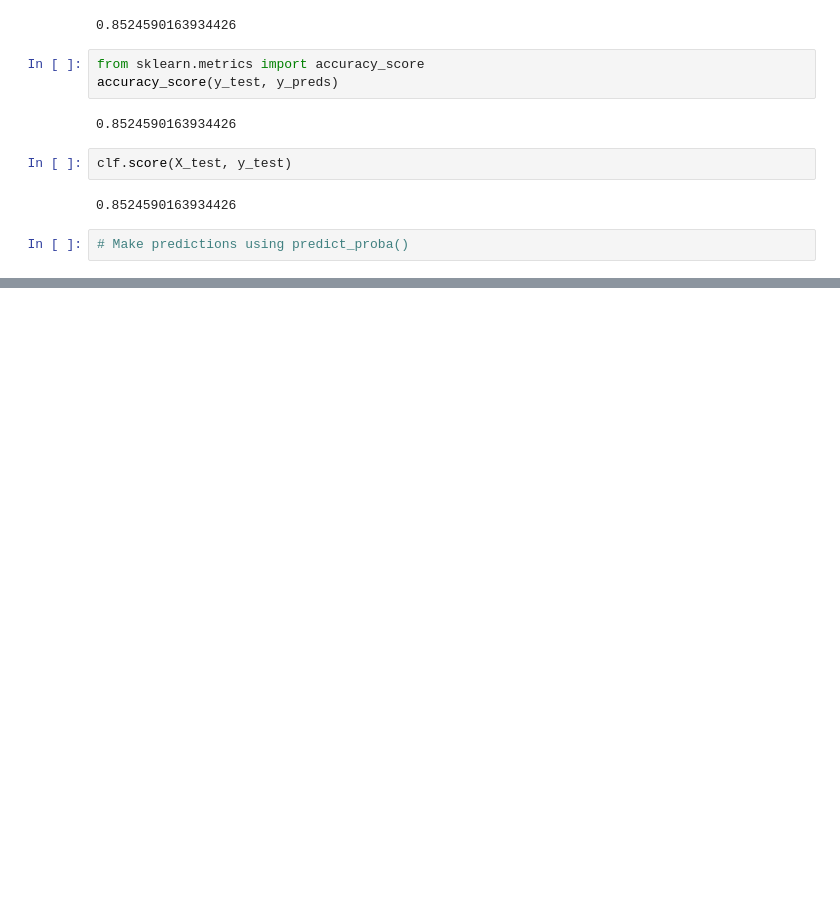
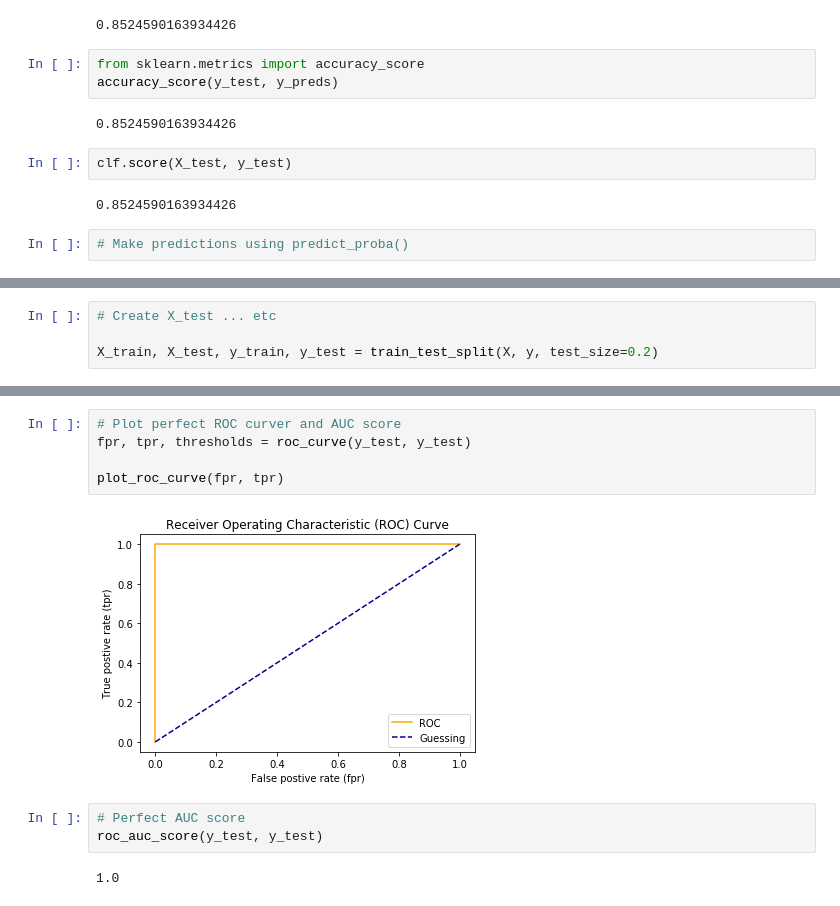
Before and after one commit to ChandrashekarCYoga/Complete_Machine_Learning, a Jupyter notebook: data-science-and-ml-tools/introduction_to_scikit_learn.ipynb, the cells around one changed output, grey strips where cells are left out. Drawn from its saved outputs; the diff is of its cells as text; blank space fills up the shorter version.

```diff
--- a/data-science-and-ml-tools/introduction_to_scikit_learn.ipynb
+++ b/data-science-and-ml-tools/introduction_to_scikit_learn.ipynb
@@ -840,0 +932,4 @@ clf.score(X_test, y_test)
+# %%
+# Create X_test ... etc
+
+X_train, X_test, y_train, y_test = train_test_split(X, y, test_size=0.2)
@@ -840,0 +1009,12 @@ clf.score(X_test, y_test)
+# %%
+# Plot perfect ROC curver and AUC score
+fpr, tpr, thresholds = roc_curve(y_test, y_test)
+
+plot_roc_curve(fpr, tpr)
+# %% [output]
+[figure, added]
+# %%
+# Perfect AUC score
+roc_auc_score(y_test, y_test)
+# %% [output]
+1.0
```
Also changed, not shown: parts of 17 cells of this notebook.
